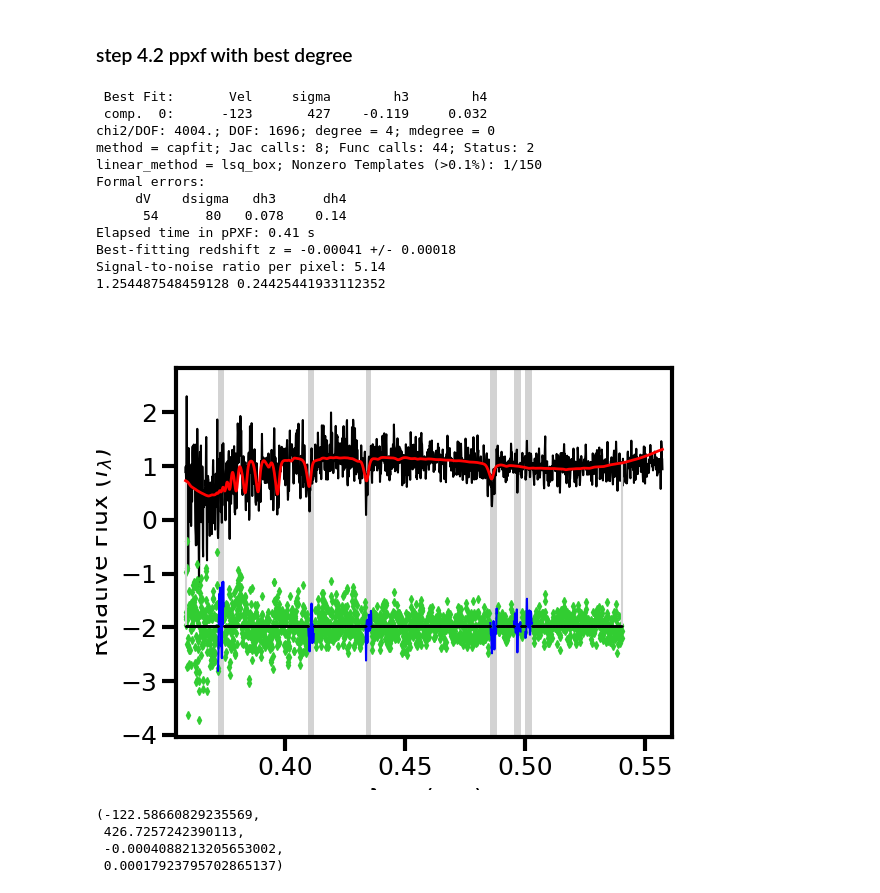
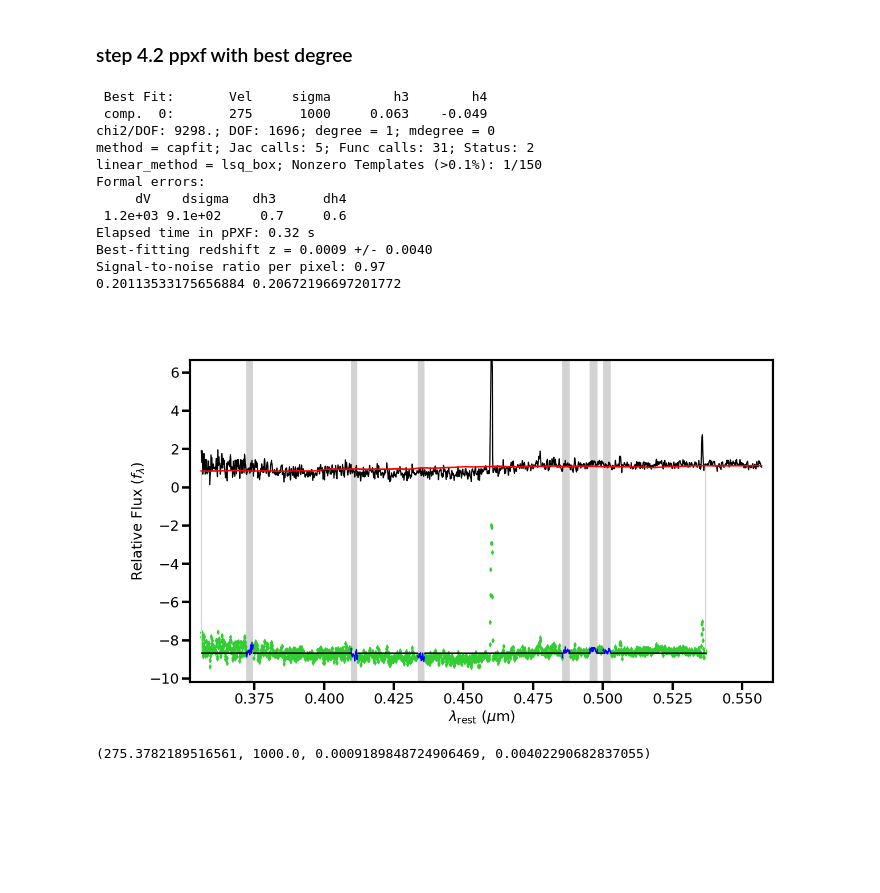
Before and after one commit to daniel-lyon/CAS-Summer-Project, a Jupyter notebook: scripts/main.ipynb, the cells around one changed output. Cells and saved outputs as stored; diff of their text form; code cells hidden in the pictures; blank space fills up the shorter version.

```diff
--- a/scripts/main.ipynb
+++ b/scripts/main.ipynb
@@ -95,7 +99,7 @@ OSError: File '/home/daniel/Documents/Swinburne/ultra-diffuse-galaxies/results/F
 ### step 4.1: Check ppxf velocities of degrees
 # %%
 """ User inputs """
-ppxf_file = '/home/daniel/Documents/Swinburne/ultra-diffuse-galaxies/results/F8D1/GC/obj1/mean_NCS.fits' # path to ppxf input file
+ppxf_file = '/home/daniel/Documents/Swinburne/ultra-diffuse-galaxies/results/IKN_GCC7/obj1/mean_NCS.fits' # path to ppxf input file
 fwhm_gal = 5000 / 1800 # instrument resolution
 min_degrees, max_degrees = 1, 30 # min and max degrees for Legendre polynomials
 
@@ -119,25 +123,22 @@ plt.show()
 ### step 4.2 ppxf with best degree
 # %%
 """ User inputs """
-degree = 4
+degree = 1
 
 plt.close()
 ppxf_kinematics(ppxf_file, fwhm_gal, degree)
 # %% [output]
  Best Fit:       Vel     sigma        h3        h4
- comp.  0:      -123       427    -0.119     0.032
-chi2/DOF: 4004.; DOF: 1696; degree = 4; mdegree = 0
-method = capfit; Jac calls: 8; Func calls: 44; Status: 2
+ comp.  0:       275      1000     0.063    -0.049
+chi2/DOF: 9298.; DOF: 1696; degree = 1; mdegree = 0
+method = capfit; Jac calls: 5; Func calls: 31; Status: 2
 linear_method = lsq_box; Nonzero Templates (>0.1%): 1/150
 Formal errors:
      dV    dsigma   dh3      dh4
-      54      80   0.078    0.14
-Elapsed time in pPXF: 0.41 s
-Best-fitting redshift z = -0.00041 +/- 0.00018
-Signal-to-noise ratio per pixel: 5.14
-1.254487548459128 0.24425441933112352
+ 1.2e+03 9.1e+02     0.7     0.6
+Elapsed time in pPXF: 0.32 s
+Best-fitting redshift z = 0.0009 +/- 0.0040
+Signal-to-noise ratio per pixel: 0.97
+0.20113533175656884 0.20672196697201772
-[figure, old version]
+[figure, new version]
-(-122.58660829235569,
- 426.7257242390113,
- -0.0004088213205653002,
- 0.00017923795702865137)
+(275.3782189516561, 1000.0, 0.0009189848724906469, 0.00402290682837055)
```
Also changed, not shown: parts of 4 cells of this notebook, 16 other files.
